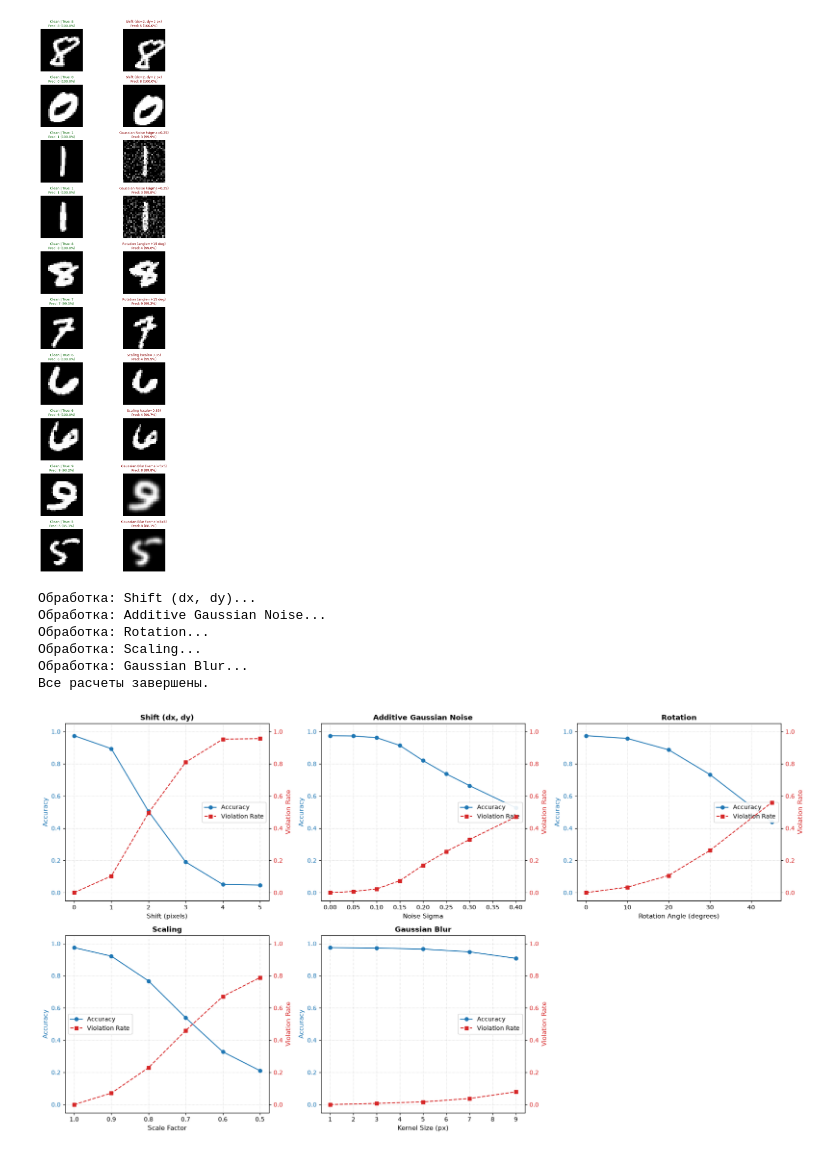
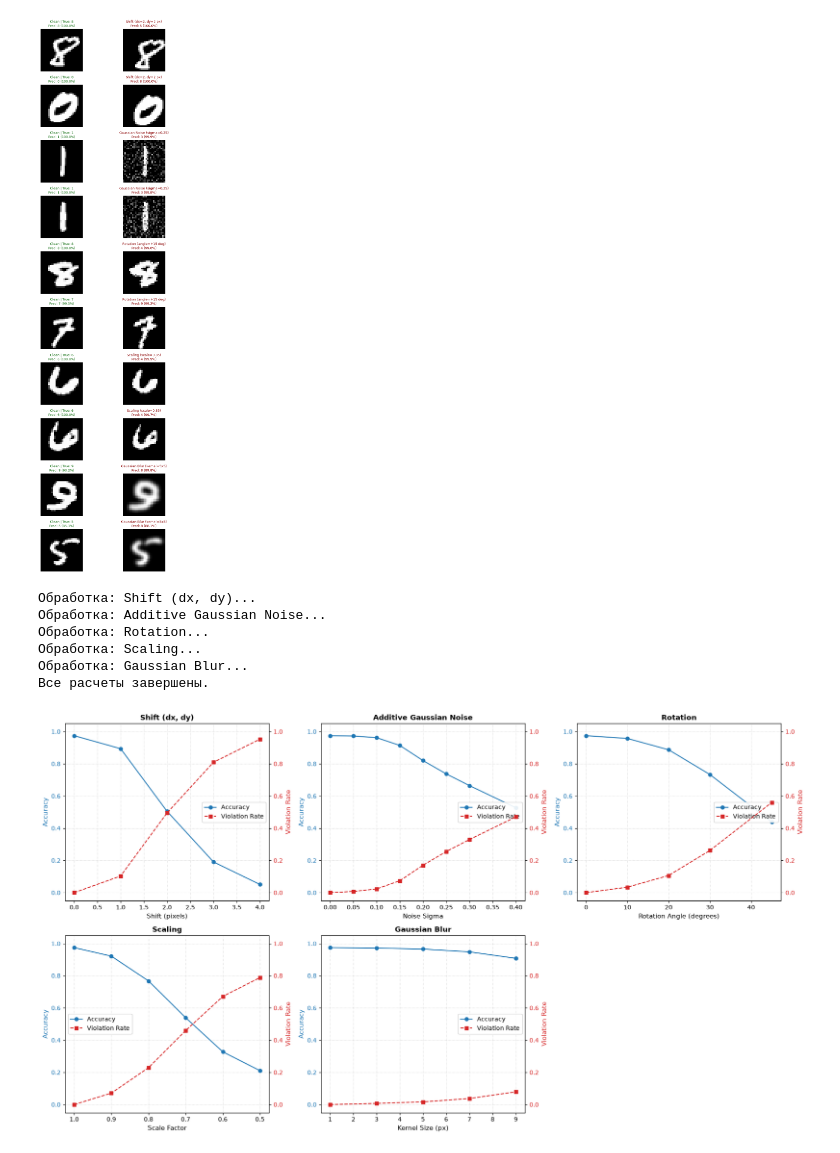
Before and after one commit to Arseny05/Metamorphic-testing-MNIST, a Jupyter notebook: notebook.ipynb, the cells around one changed output. Saved outputs shown, nothing was run; the diff lists cells and outputs as text; code cells hidden in the pictures.

```diff
--- a/notebook.ipynb
+++ b/notebook.ipynb
@@ -259,8 +256,8 @@ experiments = [
     {
         "name": "Shift (dx, dy)",
         "fn": Fuzzer.transform_shift,
-        "grid": [(i, i) for i in range(0, 6)],
-        "x_vals": list(range(0, 6)),
+        "grid": [(i, i) for i in range(0, 5)],
+        "x_vals": list(range(0, 5)),
         "xlabel": "Shift (pixels)"
     },
     {
@@ -323,34 +320,34 @@ for i, (name, data) in enumerate(curves_data.items()):
     ax1.set_ylim(-0.05, 1.05)
 
     line2 = ax2.plot(data["x"], data["violation"], color="tab:red", marker="s", linestyle="--", label="Violation Rate")
     ax2.set_ylabel("Violation Rate", color="tab:red", fontsize=11)
     ax2.tick_params(axis="y", labelcolor="tab:red")
     ax2.set_ylim(-0.05, 1.05)
 
     ax1.set_title(name, fontsize=12, fontweight="bold")
     ax1.set_xlabel(data["xlabel"], fontsize=11)
     ax1.grid(True, linestyle=":", alpha=0.6)
 
     lines = line1 + line2
     labels = [l.get_label() for l in lines]
     loc_pos = "center left" if name == "Scaling" else "center right"
     ax1.legend(lines, labels, loc=loc_pos, framealpha=0.9)
 
 axes[5].axis('off')
 axes[3].invert_xaxis()
 
 plt.tight_layout()
 save_path = "results/curves.png"
 plt.savefig(save_path, dpi=300, bbox_inches="tight")
 plt.show()
 # %% [output]
 Обработка: Shift (dx, dy)...
 Обработка: Additive Gaussian Noise...
 Обработка: Rotation...
 Обработка: Scaling...
 Обработка: Gaussian Blur...
 Все расчеты завершены.
-[figure, old version]
+[figure, new version]
 # %%
 import albumentations as A
 from albumentations.pytorch import ToTensorV2
```
Also changed, not shown: parts of 6 cells of this notebook, 6 other files.
